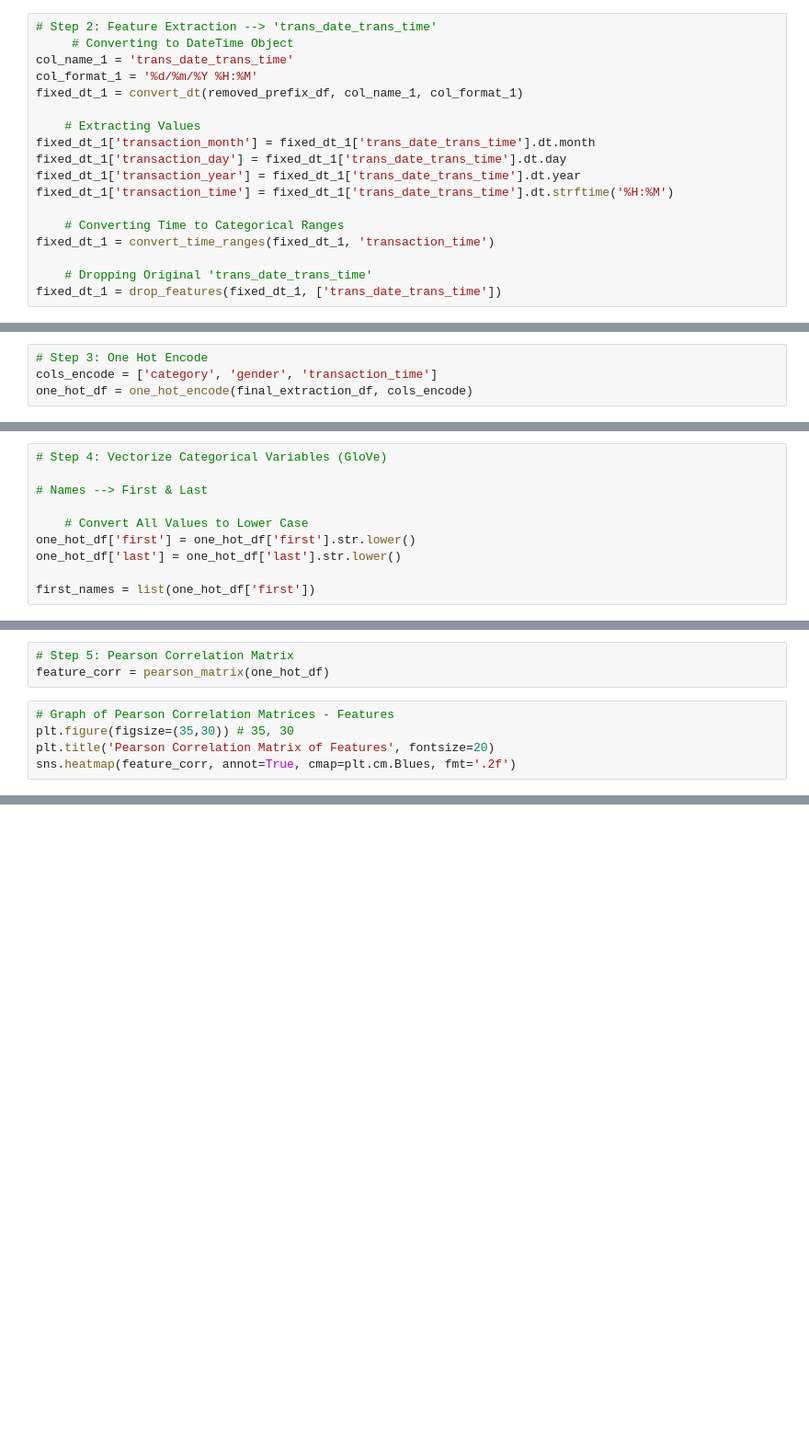
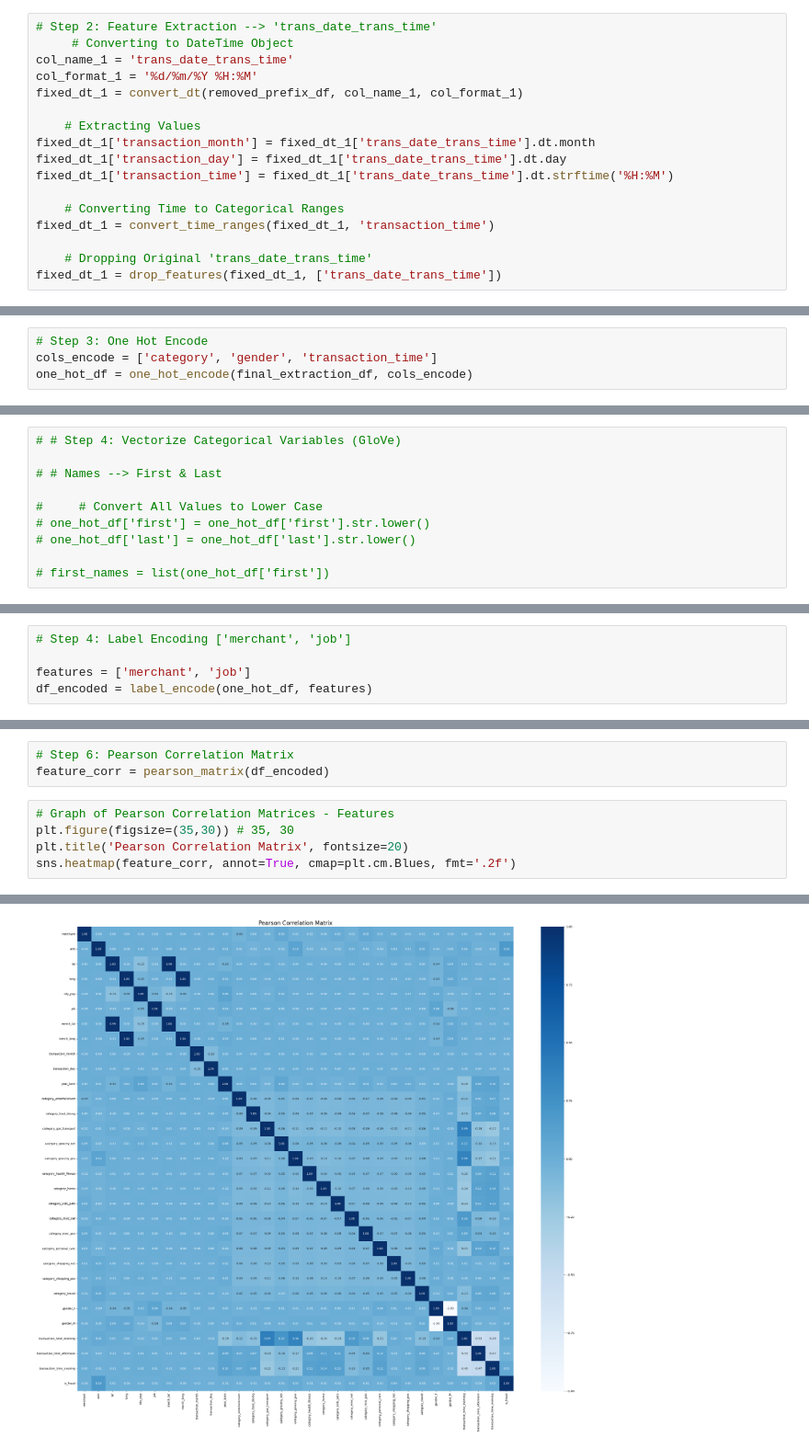
Before and after one commit to JasonL2130/CS334_FinalProject, a Jupyter notebook: data_creation.ipynb, the cells around one changed output, grey strips where cells are left out. Shown at 92% size. Cells and saved outputs as stored; diff of their text form; blank space fills up the shorter version.

Commit message:
Final Preprocessing Steps & File Clean Up

```diff
--- a/data_creation.ipynb
+++ b/data_creation.ipynb
@@ -23,7 +23,6 @@ fixed_dt_1 = convert_dt(removed_prefix_df, col_name_1, col_format_1)
     # Extracting Values
 fixed_dt_1['transaction_month'] = fixed_dt_1['trans_date_trans_time'].dt.month
 fixed_dt_1['transaction_day'] = fixed_dt_1['trans_date_trans_time'].dt.day
-fixed_dt_1['transaction_year'] = fixed_dt_1['trans_date_trans_time'].dt.year
 fixed_dt_1['transaction_time'] = fixed_dt_1['trans_date_trans_time'].dt.strftime('%H:%M')
 
     # Converting Time to Categorical Ranges
@@ -84,10 +49,10 @@ one_hot_df['job'].nunique()
 # %%
-# Step 4: Vectorize Categorical Variables (GloVe)
+# # Step 4: Vectorize Categorical Variables (GloVe)
 
-# Names --> First & Last
+# # Names --> First & Last
 
-    # Convert All Values to Lower Case
-one_hot_df['first'] = one_hot_df['first'].str.lower()
-one_hot_df['last'] = one_hot_df['last'].str.lower()
+#     # Convert All Values to Lower Case
+# one_hot_df['first'] = one_hot_df['first'].str.lower()
+# one_hot_df['last'] = one_hot_df['last'].str.lower()
 
-first_names = list(one_hot_df['first'])
+# first_names = list(one_hot_df['first'])
@@ -95,0 +59,5 @@ first_names = list(one_hot_df['first'])
+# %%
+# Step 4: Label Encoding ['merchant', 'job']
+
+features = ['merchant', 'job']
+df_encoded = label_encode(one_hot_df, features)
@@ -96,8 +67,9 @@ first_names = list(one_hot_df['first'])
 # %%
-# Step 5: Pearson Correlation Matrix
-feature_corr = pearson_matrix(one_hot_df)
+# Step 6: Pearson Correlation Matrix
+feature_corr = pearson_matrix(df_encoded)
 # %%
 # Graph of Pearson Correlation Matrices - Features
 plt.figure(figsize=(35,30)) # 35, 30
-plt.title('Pearson Correlation Matrix of Features', fontsize=20)
+plt.title('Pearson Correlation Matrix', fontsize=20)
 sns.heatmap(feature_corr, annot=True, cmap=plt.cm.Blues, fmt='.2f')
+# %% [output]
@@ -103,0 +77 @@ sns.heatmap(feature_corr, annot=True, cmap=plt.cm.Blues, fmt='.2f')
+[figure, added]
```
Also changed, not shown: parts of 15 cells of this notebook, 3 other files.
